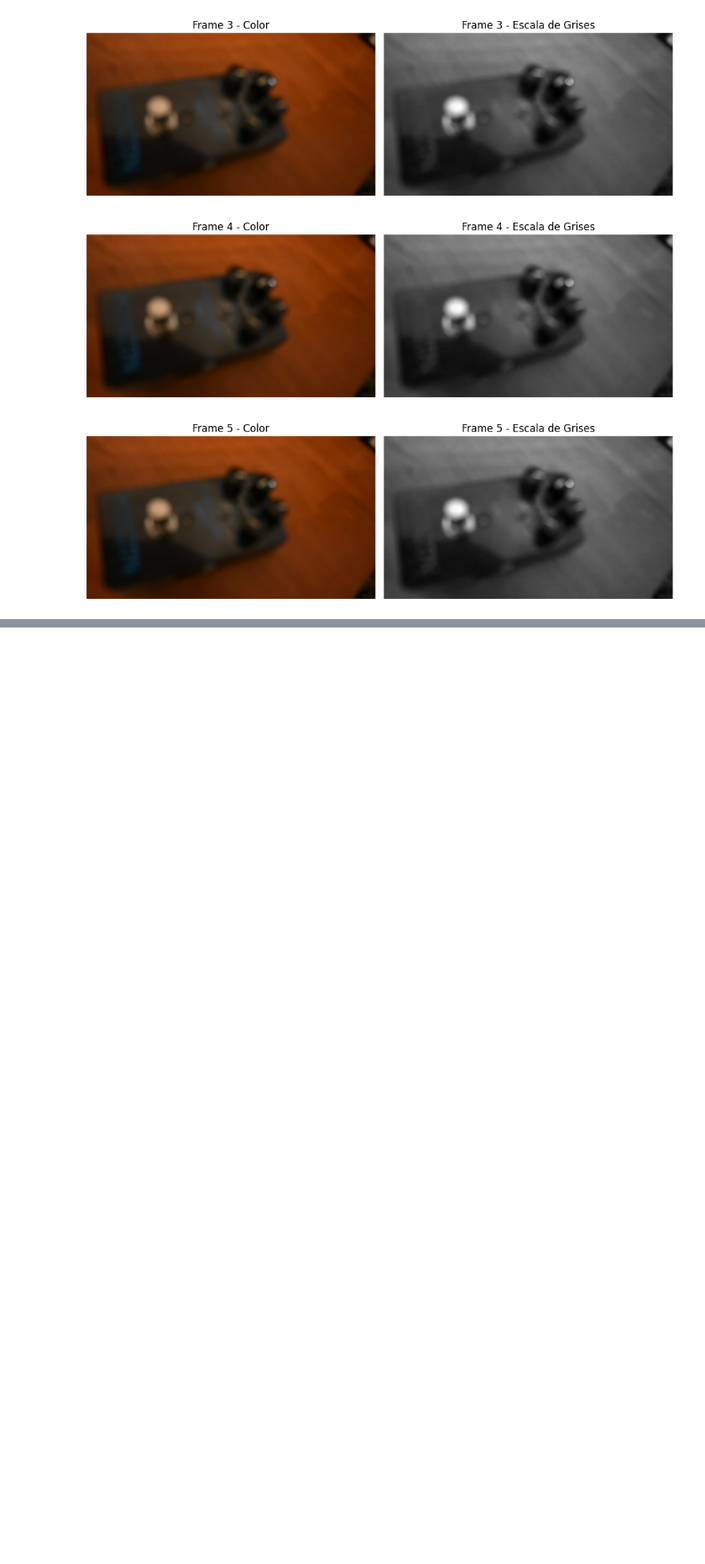
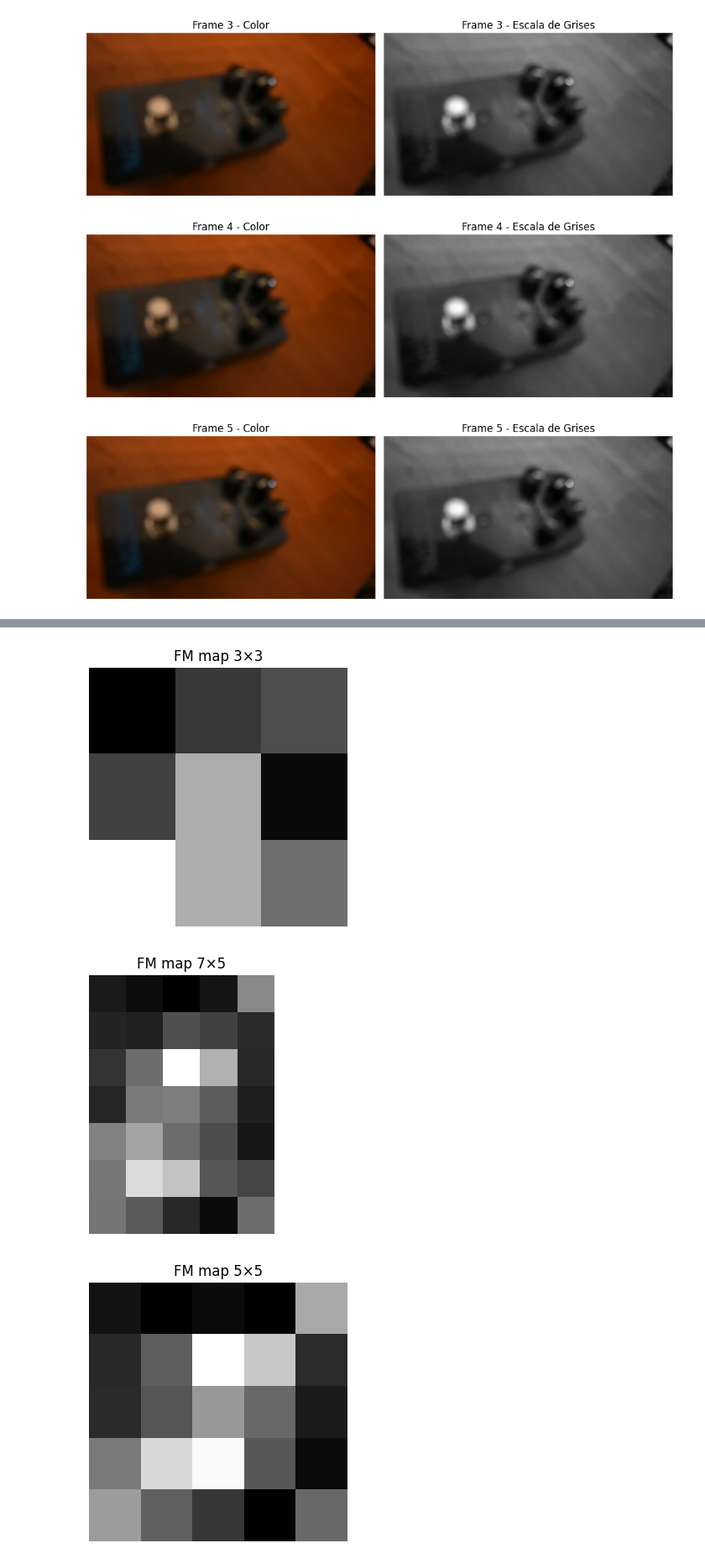
Before and after one commit to claudiobarril/vpc1_19co2025, a Jupyter notebook: tp2/parte_1.ipynb, the cells around one changed output, grey strips where cells are left out. Shown at 84% size. Saved outputs shown, nothing was run; the diff lists cells and outputs as text; code cells hidden in the pictures; blank space fills up the shorter version.

```diff
--- a/tp2/parte_1.ipynb
+++ b/tp2/parte_1.ipynb
@@ -65,0 +109,5 @@ Mostrando los 3 frames con mayor FM:
+# %%
+cap = cv.VideoCapture(video_path)
+ret, frame = cap.read()
+cap.release()
+frame_gray = cv.cvtColor(frame, cv.COLOR_BGR2GRAY)
@@ -65,0 +118,14 @@ Mostrando los 3 frames con mayor FM:
+# %%
+grid_configs = [
+    (3, 3),
+    (7, 5),
+    (5, 5),
+]
+# %%
+for rows, cols in grid_configs:
+    fm_map = utils.measure_grid_focus_map(frame_gray, rows, cols)
+    utils.show_image(fm_map, title=f"FM map {rows}×{cols}")
+# %% [output]
+[figure, added]
+[figure, added]
+[figure, added]
```
Also changed, not shown: parts of 13 cells of this notebook, 3 other files.
